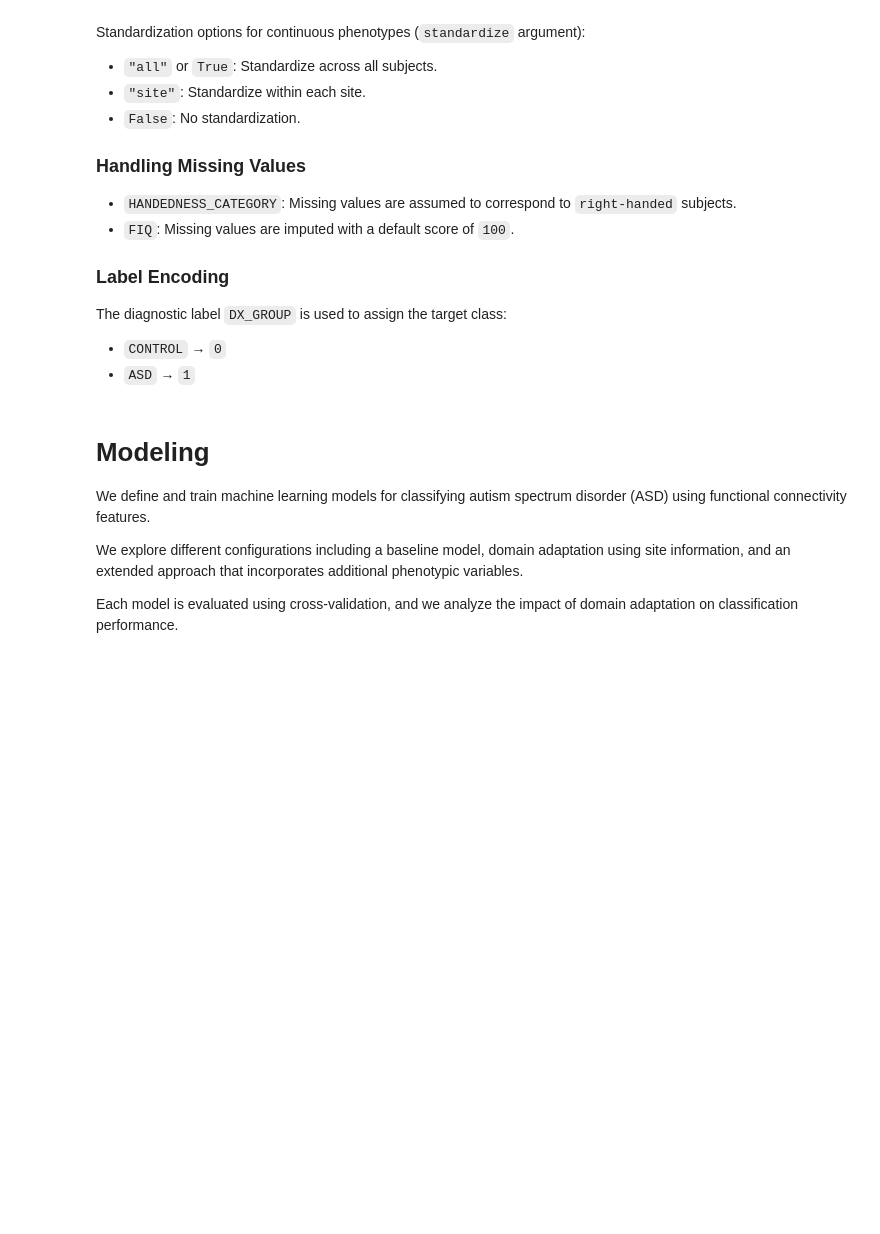
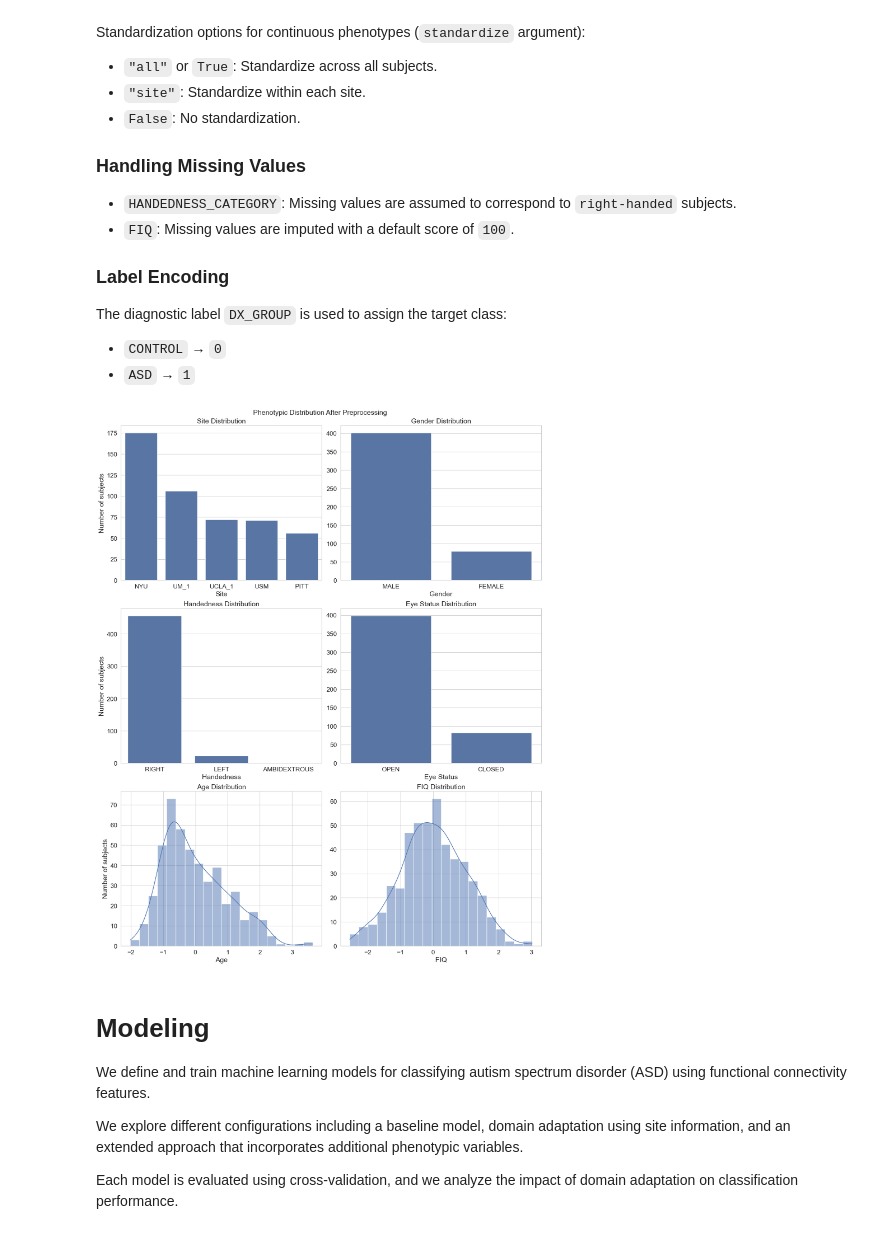
Before and after one commit to pykale/mmai-tutorials, a Jupyter notebook: tutorials/brain-disorder-diagnosis/notebook.ipynb, the cells around one changed output. Saved outputs shown, nothing was run; the diff lists cells and outputs as text; code cells hidden in the pictures; blank space fills up the shorter version.

```diff
--- a/tutorials/brain-disorder-diagnosis/notebook.ipynb
+++ b/tutorials/brain-disorder-diagnosis/notebook.ipynb
@@ -193,6 +303,48 @@ from preprocess import preprocess_phenotypic_data
 labels, sites, phenotypes = preprocess_phenotypic_data(
     phenotypes, cfg.PHENOTYPE.STANDARDIZE
 )
+# %%
+from visualization import plot_phenotypic_distribution
+
+# Mapping from column names to readable labels
+MAPPING = {
+    "SEX": "Gender",
+    "HANDEDNESS_CATEGORY": "Handedness",
+    "EYE_STATUS_AT_SCAN": "Eye Status",
+    "SITE_ID": "Site",
+    "AGE_AT_SCAN": "Age",
+    "FIQ": "FIQ",
+}
+
+# Initialize list with site information
+values = [("Site", sites, "category")]
+
+# Iterate over relevant phenotype variables
+for key, label in MAPPING.items():
+    if key == "SITE_ID":
+        continue
+
+    # Direct numeric columns
+    if key in ["AGE_AT_SCAN", "FIQ"]:
+        values.append((label, phenotypes[key], "double"))
+        continue
+
+    # One-hot encoded categorical variables
+    one_hot_cols = phenotypes.filter(like=key)
+    if one_hot_cols.empty:
+        continue
+
+    # Decode one-hot encoding by extracting the max value index
+    decoded = one_hot_cols.idxmax(axis=1).str.replace(f"{key}_", "")
+    values.append((label, decoded, "category"))
+
+# Plot the distributions
+fig, _ = plot_phenotypic_distribution(
+    *values, title="Phenotypic Distribution After Preprocessing"
+)
+fig.show(warn=False)
+# %% [output]
+[figure, added]
 # %% [markdown]
 # Modeling
 
```
Also changed, not shown: parts of 12 cells of this notebook.
